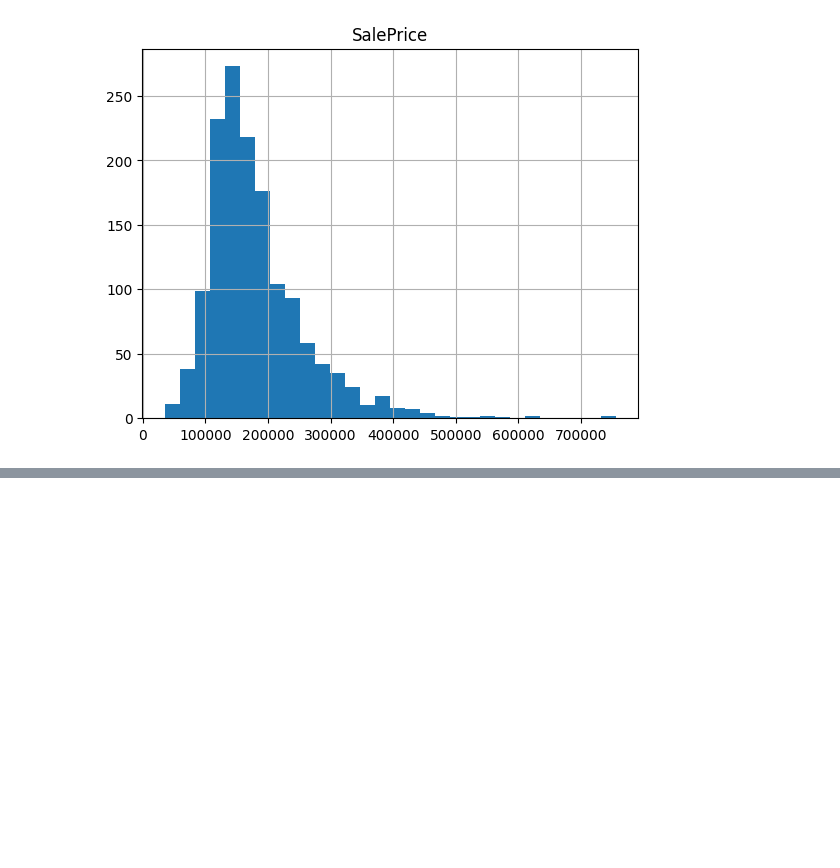
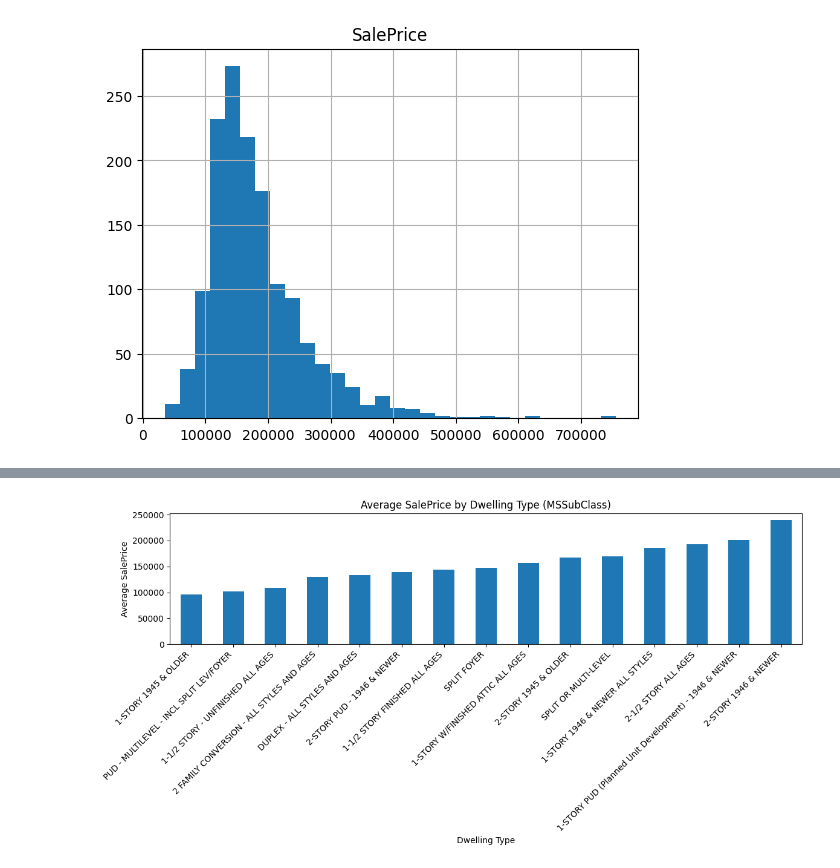
Before and after one commit to cpcamp1/ds-playground, a Jupyter notebook: kaggle_comps/House_Prices/house_price_kaggle.ipynb, the cells around one changed output, grey strips where cells are left out. Drawn from its saved outputs; the diff is of its cells as text; code cells hidden in the pictures; blank space fills up the shorter version.

```diff
--- a/kaggle_comps/House_Prices/house_price_kaggle.ipynb
+++ b/kaggle_comps/House_Prices/house_price_kaggle.ipynb
@@ -66,0 +136,13 @@ array([[<Axes: title={'center': 'SalePrice'}>]], dtype=object)
+# %%
+# Explore average SalePrice by MSSubClass definition
+plt.figure(figsize=(12,6))
+avg_price = house_price_data.groupby('MSSubClass_def')['SalePrice'].mean().sort_values()
+avg_price.plot(kind='bar')
+plt.title('Average SalePrice by Dwelling Type (MSSubClass)')
+plt.ylabel('Average SalePrice')
+plt.xlabel('Dwelling Type')
+plt.xticks(rotation=45, ha='right')
+plt.tight_layout()
+plt.show()
+# %% [output]
+[figure, added]
```
Also changed, not shown: parts of 39 cells of this notebook.
